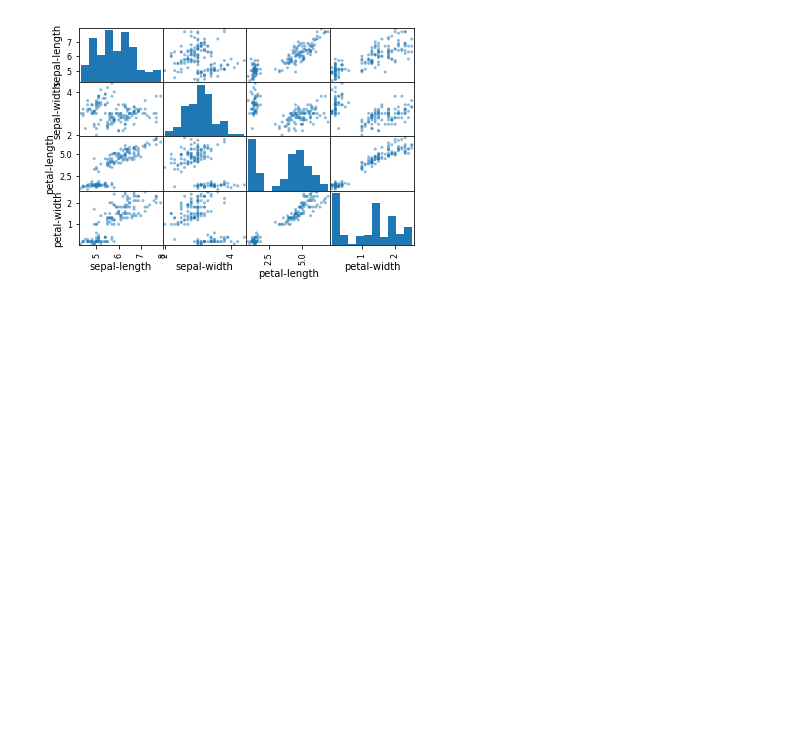
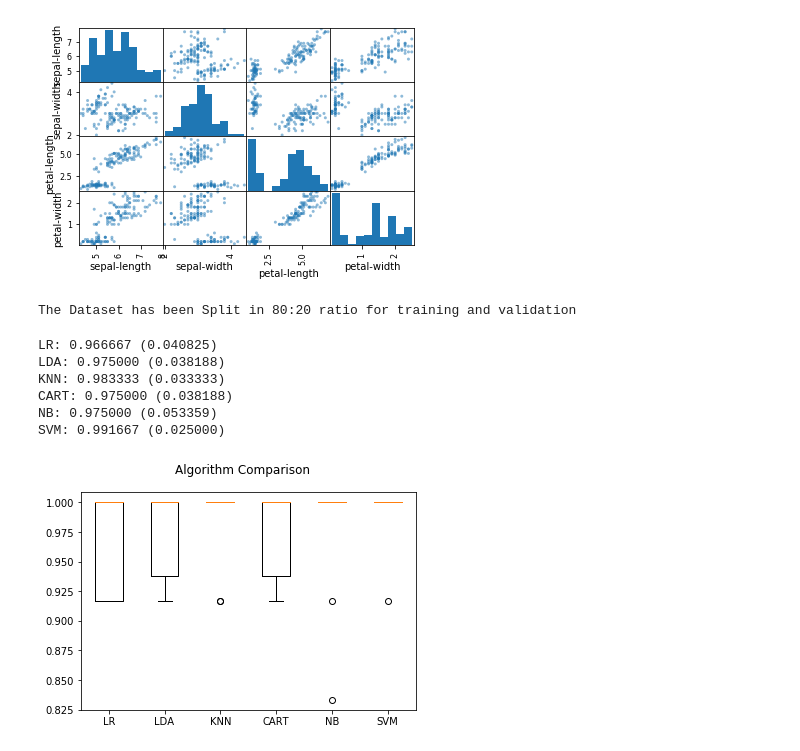
Before and after one commit to dwij2812/IRIS-Classifier, a Jupyter notebook: project.ipynb, the cells around one changed output. Cells and saved outputs as stored; diff of their text form; code cells hidden in the pictures; blank space fills up the shorter version.

Commit message:
Added Data Validation and some models for prediction

```diff
--- a/project.ipynb
+++ b/project.ipynb
@@ -92,3 +92,61 @@ scatter_matrix(dataset)
 plt.show()
 # %% [output]
 [figure]
+# %%
+#Data Validation Part
+
+#We will split the loaded dataset into two, 80% of which we will use to train our models and 20% that we will hold back as a validation dataset.
+
+# Split-out validation dataset
+array = dataset.values
+X = array[:,0:4]
+Y = array[:,4]
+validation_size = 0.20
+seed = 7
+X_train, X_validation, Y_train, Y_validation = model_selection.train_test_split(X, Y, test_size=validation_size, random_state=seed)
+print('The Dataset has been Split in 80:20 ratio for training and validation')
+# %% [output]
+The Dataset has been Split in 80:20 ratio for training and validation
+# %%
+#Test Harness
+# Test options and evaluation metric
+seed = 7
+scoring = 'accuracy'
+# %%
+#Applying the Models and getting the corresponding Accuracy
+
+# Spot Check Algorithms
+models = []
+models.append(('LR', LogisticRegression()))
+models.append(('LDA', LinearDiscriminantAnalysis()))
+models.append(('KNN', KNeighborsClassifier()))
+models.append(('CART', DecisionTreeClassifier()))
+models.append(('NB', GaussianNB()))
+models.append(('SVM', SVC()))
+# evaluate each model in turn
+results = []
+names = []
+for name, model in models:
+	kfold = model_selection.KFold(n_splits=10, random_state=seed)
+	cv_results = model_selection.cross_val_score(model, X_train, Y_train, cv=kfold, scoring=scoring)
+	results.append(cv_results)
+	names.append(name)
+	msg = "%s: %f (%f)" % (name, cv_results.mean(), cv_results.std())
+	print(msg)
+# %% [output]
+LR: 0.966667 (0.040825)
+LDA: 0.975000 (0.038188)
+KNN: 0.983333 (0.033333)
+CART: 0.975000 (0.038188)
+NB: 0.975000 (0.053359)
+SVM: 0.991667 (0.025000)
+# %%
+# Compare Algorithms
+fig = plt.figure()
+fig.suptitle('Algorithm Comparison')
+ax = fig.add_subplot(111)
+plt.boxplot(results)
+ax.set_xticklabels(names)
+plt.show()
+# %% [output]
+[figure, added]
```
Also changed, not shown: parts of 1 cell of this notebook.
